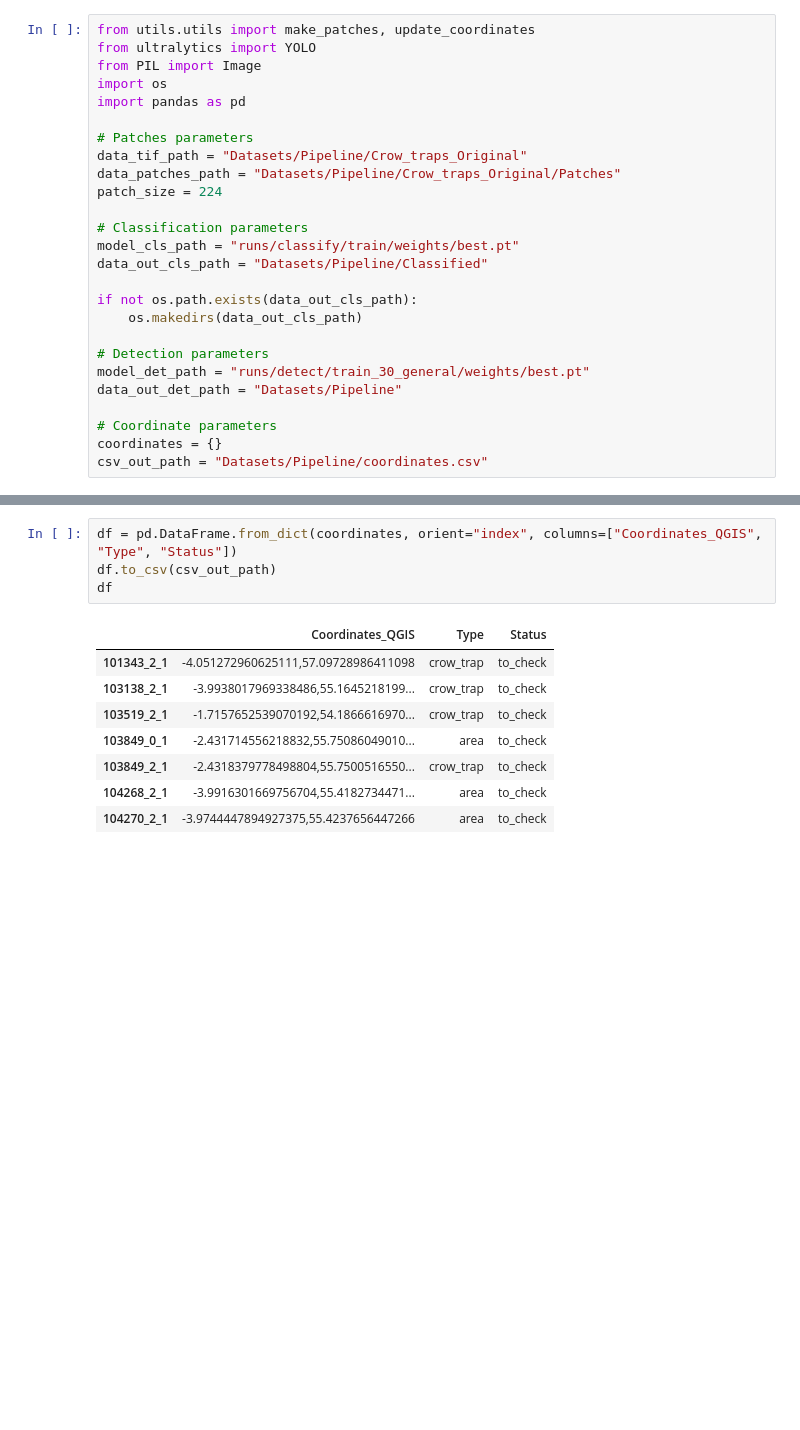
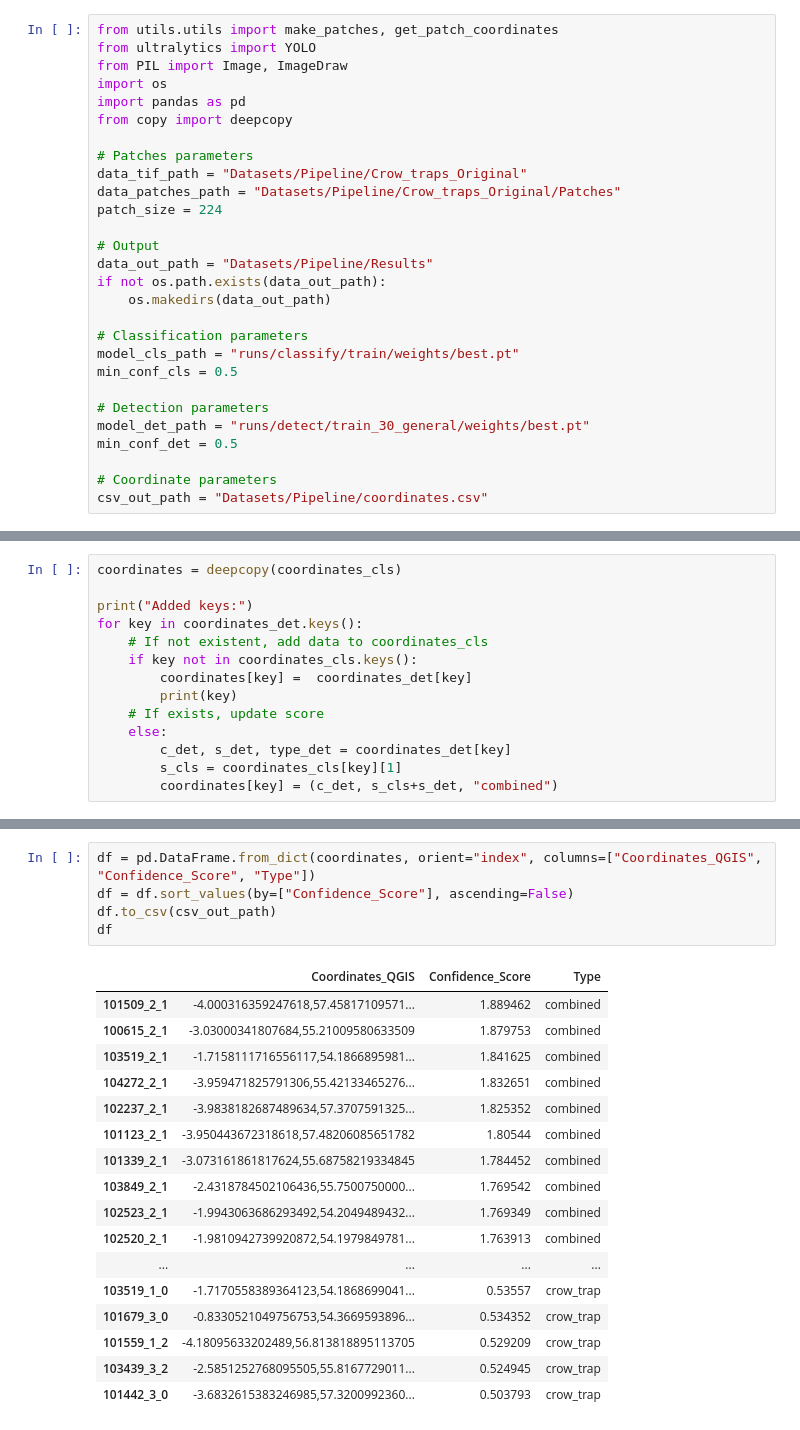
Before and after one commit to DavideGrecoGit/RSPB-Crow-traps-detection, a Jupyter notebook: get_coordinates.ipynb, the cells around one changed output, grey strips where cells are left out. Drawn from its saved outputs; the diff is of its cells as text; blank space fills up the shorter version.

Commit message:
Update pipeline

```diff
--- a/get_coordinates.ipynb
+++ b/get_coordinates.ipynb
@@ -1,28 +1,30 @@
 # %%
-from utils.utils import make_patches, update_coordinates
+from utils.utils import make_patches, get_patch_coordinates
 from ultralytics import YOLO
-from PIL import Image
+from PIL import Image, ImageDraw
 import os
 import pandas as pd
+from copy import deepcopy
 
 # Patches parameters
 data_tif_path = "Datasets/Pipeline/Crow_traps_Original"
 data_patches_path = "Datasets/Pipeline/Crow_traps_Original/Patches"
 patch_size = 224
 
+# Output
+data_out_path = "Datasets/Pipeline/Results"
+if not os.path.exists(data_out_path):
+    os.makedirs(data_out_path)
+
 # Classification parameters
 model_cls_path = "runs/classify/train/weights/best.pt"
-data_out_cls_path = "Datasets/Pipeline/Classified"
-
-if not os.path.exists(data_out_cls_path):
-    os.makedirs(data_out_cls_path)
+min_conf_cls = 0.5
 
 # Detection parameters
 model_det_path = "runs/detect/train_30_general/weights/best.pt"
-data_out_det_path = "Datasets/Pipeline"
+min_conf_det = 0.5
 
 # Coordinate parameters
-coordinates = {}
 csv_out_path = "Datasets/Pipeline/coordinates.csv"
 # %%
 # Make patches
@@ -120,0 +107,14 @@ Results saved to Datasets/Pipeline/Detected2
+# %%
+coordinates = deepcopy(coordinates_cls)
+
+print("Added keys:")
+for key in coordinates_det.keys():
+    # If not existent, add data to coordinates_cls
+    if key not in coordinates_cls.keys():
+        coordinates[key] =  coordinates_det[key]
+        print(key)
+    # If exists, update score
+    else:
+        c_det, s_det, type_det = coordinates_det[key]
+        s_cls = coordinates_cls[key][1]
+        coordinates[key] = (c_det, s_cls+s_det, "combined")
@@ -121,13 +139,23 @@ Results saved to Datasets/Pipeline/Detected2
 # %%
-df = pd.DataFrame.from_dict(coordinates, orient="index", columns=["Coordinates_QGIS", "Type", "Status"])
+df = pd.DataFrame.from_dict(coordinates, orient="index", columns=["Coordinates_QGIS", "Confidence_Score", "Type"])
+df = df.sort_values(by=["Confidence_Score"], ascending=False)
 df.to_csv(csv_out_path)
 df
 # %% [output]
-|  | Coordinates_QGIS | Type | Status |
-| 101343_2_1 | -4.051272960625111,57.09728986411098 | crow_trap | to_check |
-| 103138_2_1 | -3.9938017969338486,55.1645218199... | crow_trap | to_check |
-| 103519_2_1 | -1.7157652539070192,54.1866616970... | crow_trap | to_check |
-| 103849_0_1 | -2.431714556218832,55.75086049010... | area | to_check |
-| 103849_2_1 | -2.4318379778498804,55.7500516550... | crow_trap | to_check |
-| 104268_2_1 | -3.9916301669756704,55.4182734471... | area | to_check |
-| 104270_2_1 | -3.9744447894927375,55.4237656447266 | area | to_check |
+|  | Coordinates_QGIS | Confidence_Score | Type |
+| 101509_2_1 | -4.000316359247618,57.45817109571... | 1.889462 | combined |
+| 100615_2_1 | -3.03000341807684,55.21009580633509 | 1.879753 | combined |
+| 103519_2_1 | -1.7158111716556117,54.1866895981... | 1.841625 | combined |
+| 104272_2_1 | -3.959471825791306,55.42133465276... | 1.832651 | combined |
+| 102237_2_1 | -3.9838182687489634,57.3707591325... | 1.825352 | combined |
+| 101123_2_1 | -3.950443672318618,57.48206085651782 | 1.80544 | combined |
+| 101339_2_1 | -3.073161861817624,55.68758219334845 | 1.784452 | combined |
+| 103849_2_1 | -2.4318784502106436,55.7500750000... | 1.769542 | combined |
+| 102523_2_1 | -1.9943063686293492,54.2049489432... | 1.769349 | combined |
+| 102520_2_1 | -1.9810942739920872,54.1979849781... | 1.763913 | combined |
+| ... | ... | ... | ... |
+| 103519_1_0 | -1.7170558389364123,54.1868699041... | 0.53557 | crow_trap |
+| 101679_3_0 | -0.8330521049756753,54.3669593896... | 0.534352 | crow_trap |
+| 101559_1_2 | -4.18095633202489,56.813818895113705 | 0.529209 | crow_trap |
+| 103439_3_2 | -2.5851252768095505,55.8167729011... | 0.524945 | crow_trap |
+| 101442_3_0 | -3.6832615383246985,57.3200992360... | 0.503793 | crow_trap |
```
Also changed, not shown: parts of 3 cells of this notebook, 2 other files.
